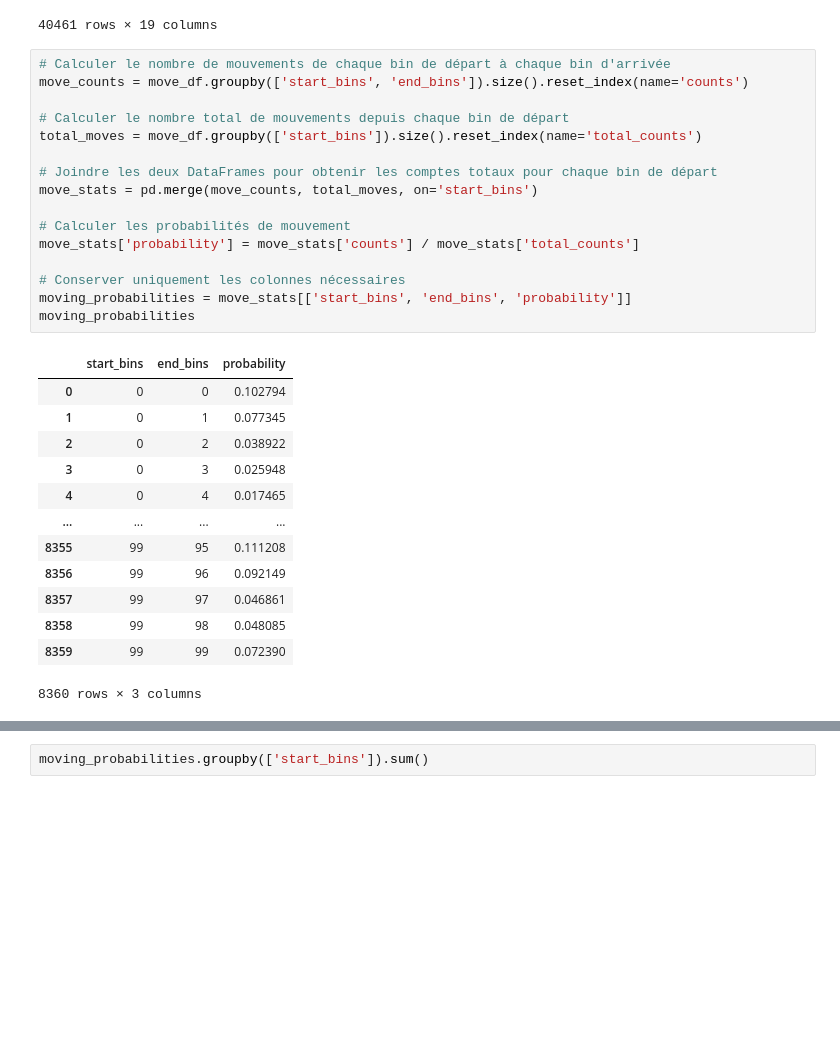
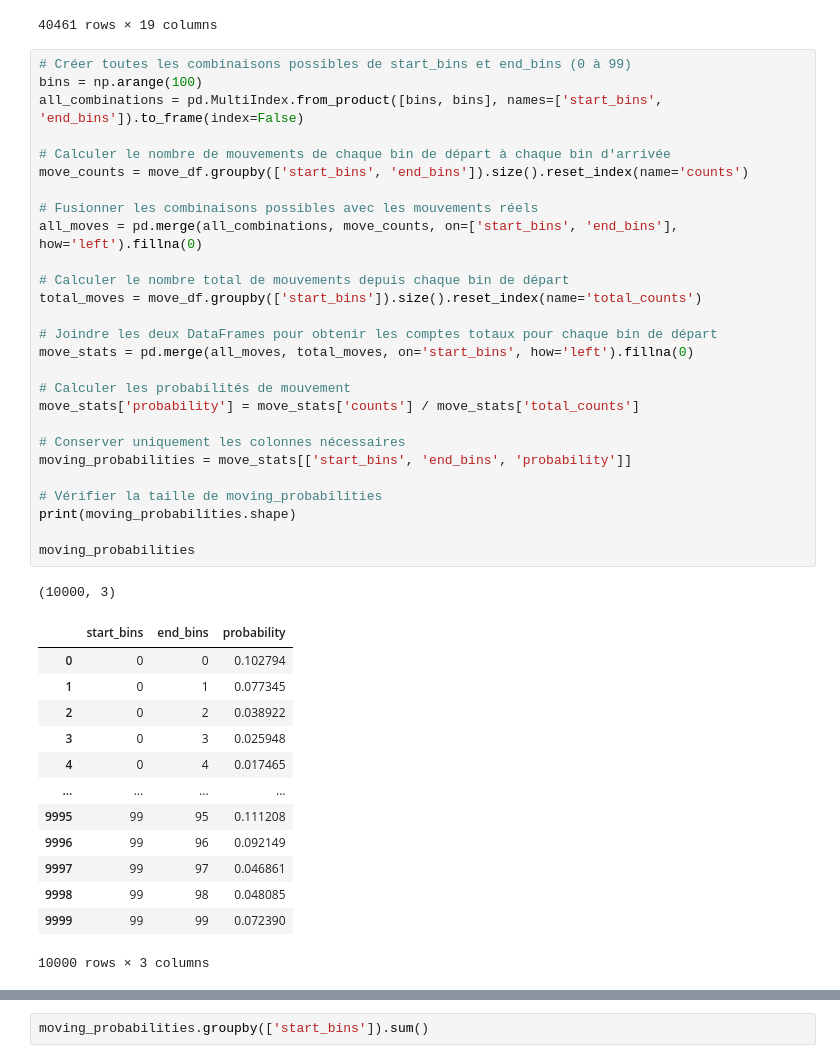
Before and after one commit to Anhali/xG_model-_python, a Jupyter notebook: xT_based_on_xG.ipynb, the cells around one changed output, grey strips where cells are left out. Saved outputs shown, nothing was run; the diff lists cells and outputs as text; blank space fills up the shorter version.

```diff
--- a/xT_based_on_xG.ipynb
+++ b/xT_based_on_xG.ipynb
@@ -126,32 +126,44 @@ shot_df
 | 3071309 | 10 | Shot | [{'id': 401}, {'id': 201}, {'id':... | 21177 | [{'y': 43, 'x': 93}, {'y': 0, 'x'... | 2576338 | Shot | 3193 | 2H | ... |
 40461 rows × 19 columns
 # %%
+# Créer toutes les combinaisons possibles de start_bins et end_bins (0 à 99)
+bins = np.arange(100)
+all_combinations = pd.MultiIndex.from_product([bins, bins], names=['start_bins', 'end_bins']).to_frame(index=False)
+
 # Calculer le nombre de mouvements de chaque bin de départ à chaque bin d'arrivée
 move_counts = move_df.groupby(['start_bins', 'end_bins']).size().reset_index(name='counts')
+
+# Fusionner les combinaisons possibles avec les mouvements réels
+all_moves = pd.merge(all_combinations, move_counts, on=['start_bins', 'end_bins'], how='left').fillna(0)
 
 # Calculer le nombre total de mouvements depuis chaque bin de départ
 total_moves = move_df.groupby(['start_bins']).size().reset_index(name='total_counts')
 
 # Joindre les deux DataFrames pour obtenir les comptes totaux pour chaque bin de départ
-move_stats = pd.merge(move_counts, total_moves, on='start_bins')
+move_stats = pd.merge(all_moves, total_moves, on='start_bins', how='left').fillna(0)
 
 # Calculer les probabilités de mouvement
 move_stats['probability'] = move_stats['counts'] / move_stats['total_counts']
 
 # Conserver uniquement les colonnes nécessaires
 moving_probabilities = move_stats[['start_bins', 'end_bins', 'probability']]
+
+# Vérifier la taille de moving_probabilities
+print(moving_probabilities.shape)
+
 moving_probabilities
 # %% [output]
+(10000, 3)
 |  | start_bins | end_bins | probability |
 | 0 | 0 | 0 | 0.102794 |
 | 1 | 0 | 1 | 0.077345 |
 | 2 | 0 | 2 | 0.038922 |
 | 3 | 0 | 3 | 0.025948 |
 | 4 | 0 | 4 | 0.017465 |
 | ... | ... | ... | ... |
-| 8355 | 99 | 95 | 0.111208 |
-| 8356 | 99 | 96 | 0.092149 |
-| 8357 | 99 | 97 | 0.046861 |
-| 8358 | 99 | 98 | 0.048085 |
-| 8359 | 99 | 99 | 0.072390 |
+| 9995 | 99 | 95 | 0.111208 |
+| 9996 | 99 | 96 | 0.092149 |
+| 9997 | 99 | 97 | 0.046861 |
+| 9998 | 99 | 98 | 0.048085 |
+| 9999 | 99 | 99 | 0.072390 |
-8360 rows × 3 columns
+10000 rows × 3 columns
```
Also changed, not shown: parts of 3 cells of this notebook.
